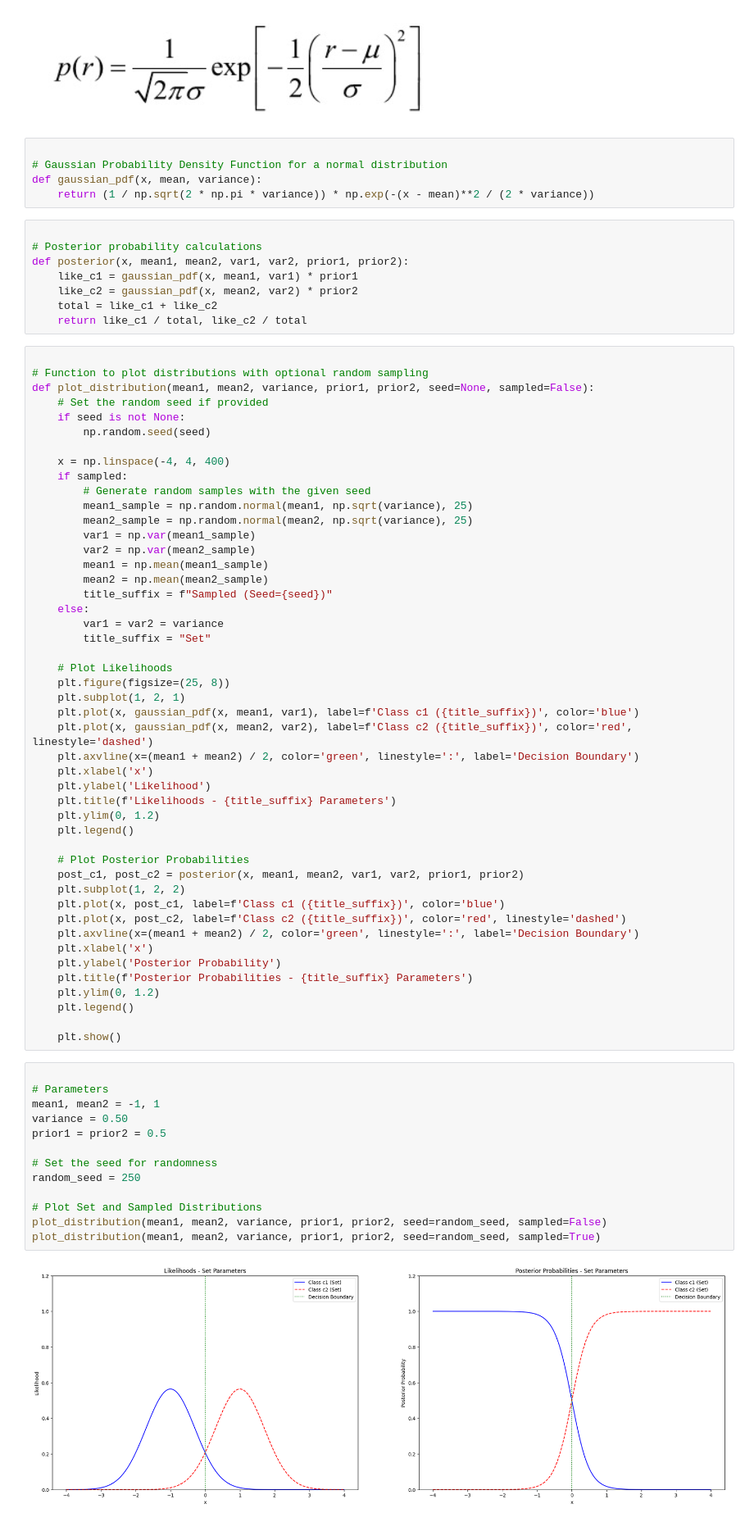
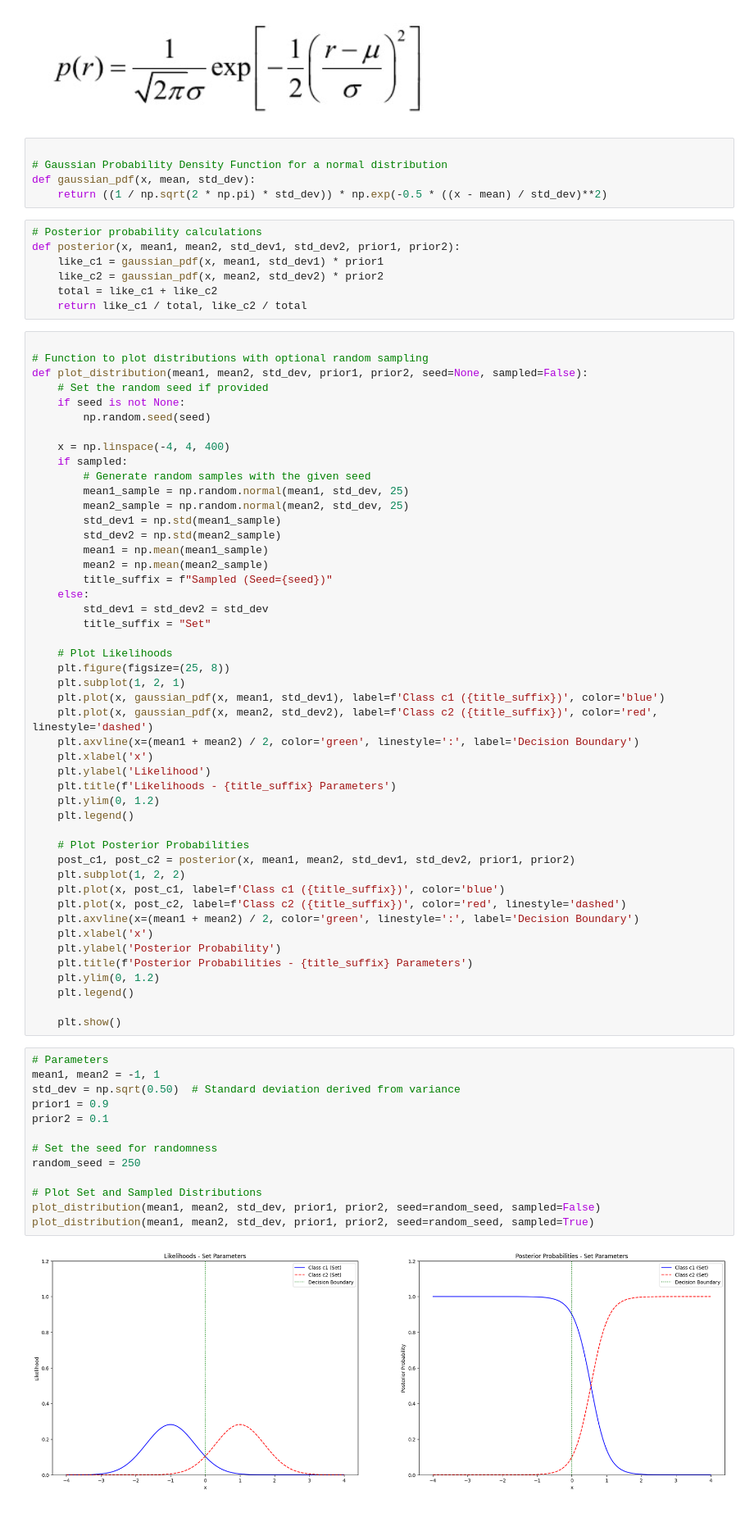
Before and after one commit to MLol-3/Machine-learning-class67, a Jupyter notebook: Bayes/Q1.ipynb, the cells around one changed output. Shown: that part at 82% size. Saved outputs shown, nothing was run; the diff lists cells and outputs as text.

```diff
--- a/Bayes/Q1.ipynb
+++ b/Bayes/Q1.ipynb
@@ -14,20 +14,19 @@ import matplotlib.pyplot as plt
 # %%
 
 # Gaussian Probability Density Function for a normal distribution
-def gaussian_pdf(x, mean, variance):
-    return (1 / np.sqrt(2 * np.pi * variance)) * np.exp(-(x - mean)**2 / (2 * variance))
+def gaussian_pdf(x, mean, std_dev):
+    return ((1 / np.sqrt(2 * np.pi) * std_dev)) * np.exp(-0.5 * ((x - mean) / std_dev)**2)
 # %%
-
 # Posterior probability calculations
-def posterior(x, mean1, mean2, var1, var2, prior1, prior2):
-    like_c1 = gaussian_pdf(x, mean1, var1) * prior1
-    like_c2 = gaussian_pdf(x, mean2, var2) * prior2
+def posterior(x, mean1, mean2, std_dev1, std_dev2, prior1, prior2):
+    like_c1 = gaussian_pdf(x, mean1, std_dev1) * prior1
+    like_c2 = gaussian_pdf(x, mean2, std_dev2) * prior2
     total = like_c1 + like_c2
     return like_c1 / total, like_c2 / total
 # %%
 
 # Function to plot distributions with optional random sampling
-def plot_distribution(mean1, mean2, variance, prior1, prior2, seed=None, sampled=False):
+def plot_distribution(mean1, mean2, std_dev, prior1, prior2, seed=None, sampled=False):
     # Set the random seed if provided
     if seed is not None:
         np.random.seed(seed)
@@ -35,22 +34,22 @@ def plot_distribution(mean1, mean2, variance, prior1, prior2, seed=None, sampled
     x = np.linspace(-4, 4, 400)
     if sampled:
         # Generate random samples with the given seed
-        mean1_sample = np.random.normal(mean1, np.sqrt(variance), 25)
-        mean2_sample = np.random.normal(mean2, np.sqrt(variance), 25)
-        var1 = np.var(mean1_sample)
-        var2 = np.var(mean2_sample)
+        mean1_sample = np.random.normal(mean1, std_dev, 25)
+        mean2_sample = np.random.normal(mean2, std_dev, 25)
+        std_dev1 = np.std(mean1_sample)
+        std_dev2 = np.std(mean2_sample)
         mean1 = np.mean(mean1_sample)
         mean2 = np.mean(mean2_sample)
         title_suffix = f"Sampled (Seed={seed})"
     else:
-        var1 = var2 = variance
+        std_dev1 = std_dev2 = std_dev
         title_suffix = "Set"
 
     # Plot Likelihoods
     plt.figure(figsize=(25, 8))
     plt.subplot(1, 2, 1)
-    plt.plot(x, gaussian_pdf(x, mean1, var1), label=f'Class c1 ({title_suffix})', color='blue')
-    plt.plot(x, gaussian_pdf(x, mean2, var2), label=f'Class c2 ({title_suffix})', color='red', linestyle='dashed')
+    plt.plot(x, gaussian_pdf(x, mean1, std_dev1), label=f'Class c1 ({title_suffix})', color='blue')
+    plt.plot(x, gaussian_pdf(x, mean2, std_dev2), label=f'Class c2 ({title_suffix})', color='red', linestyle='dashed')
     plt.axvline(x=(mean1 + mean2) / 2, color='green', linestyle=':', label='Decision Boundary')
     plt.xlabel('x')
     plt.ylabel('Likelihood')
@@ -59,7 +58,7 @@ def plot_distribution(mean1, mean2, variance, prior1, prior2, seed=None, sampled
     plt.legend()
 
     # Plot Posterior Probabilities
-    post_c1, post_c2 = posterior(x, mean1, mean2, var1, var2, prior1, prior2)
+    post_c1, post_c2 = posterior(x, mean1, mean2, std_dev1, std_dev2, prior1, prior2)
     plt.subplot(1, 2, 2)
     plt.plot(x, post_c1, label=f'Class c1 ({title_suffix})', color='blue')
     plt.plot(x, post_c2, label=f'Class c2 ({title_suffix})', color='red', linestyle='dashed')
@@ -72,17 +71,17 @@ def plot_distribution(mean1, mean2, variance, prior1, prior2, seed=None, sampled
 
     plt.show()
 # %%
-
 # Parameters
 mean1, mean2 = -1, 1
-variance = 0.50
-prior1 = prior2 = 0.5
+std_dev = np.sqrt(0.50)  # Standard deviation derived from variance
+prior1 = 0.9
+prior2 = 0.1
 
 # Set the seed for randomness
 random_seed = 250
 
 # Plot Set and Sampled Distributions
-plot_distribution(mean1, mean2, variance, prior1, prior2, seed=random_seed, sampled=False)
-plot_distribution(mean1, mean2, variance, prior1, prior2, seed=random_seed, sampled=True)
+plot_distribution(mean1, mean2, std_dev, prior1, prior2, seed=random_seed, sampled=False)
+plot_distribution(mean1, mean2, std_dev, prior1, prior2, seed=random_seed, sampled=True)
 # %% [output]
-[figure, old version]
+[figure, new version]
```
Also changed, not shown: parts of 3 cells of this notebook.
